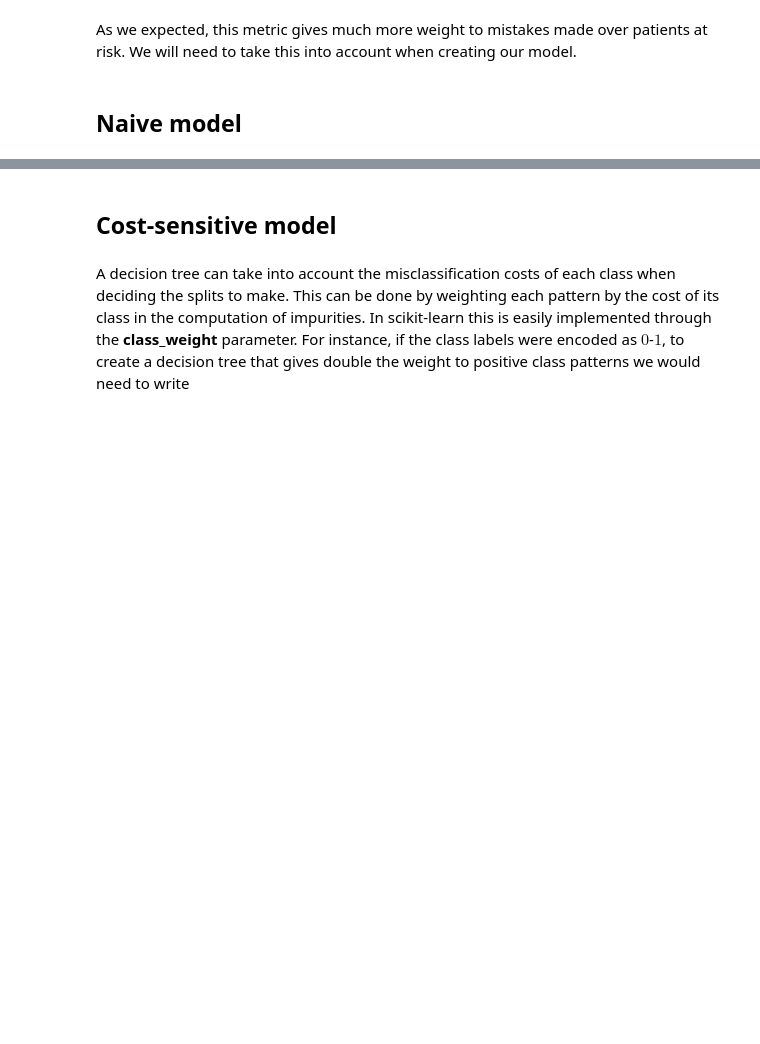
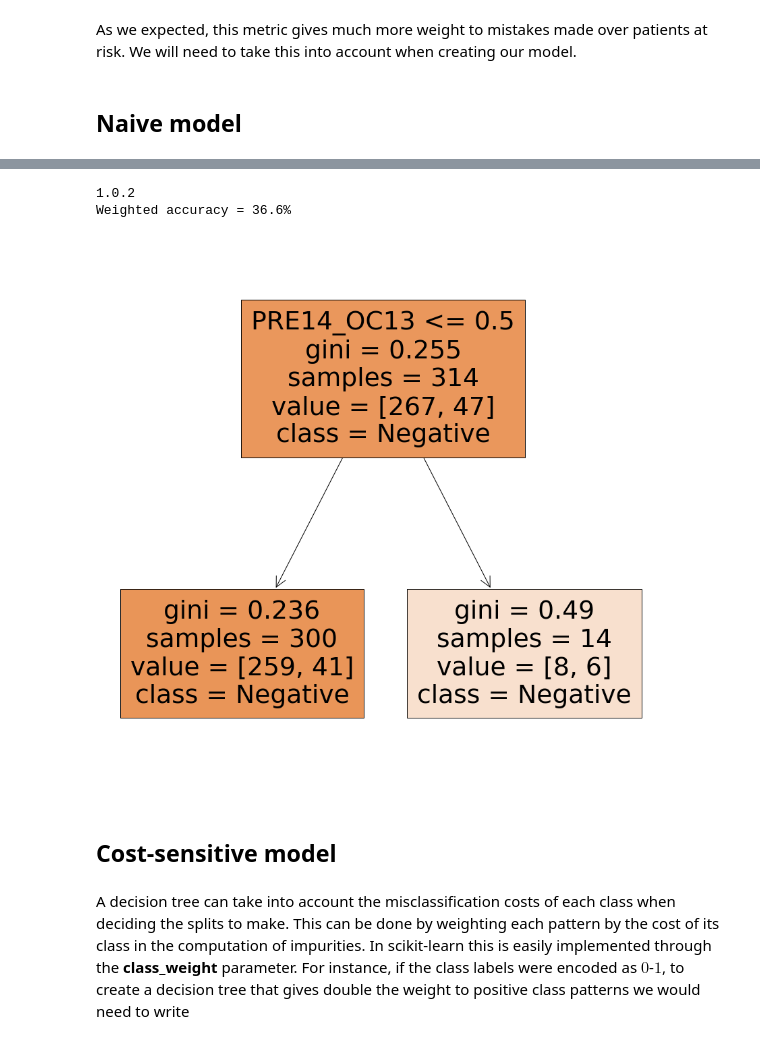
Before and after one commit to javierherraez/masterAFI, a Jupyter notebook: 15. Aprendizaje supervisado II/01. Arboles de decision/ejercicios/lab3_imbalanced/imbalanced_student.ipynb, the cells around one changed output, grey strips where cells are left out. Cells and saved outputs as stored; diff of their text form; code cells hidden in the pictures; blank space fills up the shorter version.

```diff
--- a/15. Aprendizaje supervisado II/01. Arboles de decision/ejercicios/lab3_imbalanced/imbalanced_student.ipynb
+++ b/15. Aprendizaje supervisado II/01. Arboles de decision/ejercicios/lab3_imbalanced/imbalanced_student.ipynb
@@ -79,0 +79,17 @@ The data is contained in the file <b>ThoraricSurgery.csv</b>. Process the data t
+# %%
+####### INSERT YOUR CODE HERE
+
+import pandas as pd
+from sklearn.model_selection import train_test_split
+
+data = pd.read_csv("ThoraricSurgery.csv", sep=",").set_index("id")
+numericaldata = pd.get_dummies(
+    data,
+    columns = ["DGN", "PRE6", "PRE7", "PRE8", "PRE9", "PRE10", "PRE11", "PRE14", "PRE17", "PRE19", "PRE25", "PRE30", "PRE32" ]
+)
+
+X = numericaldata.drop(["Risk1Yr"], axis=1)
+# Y = [1 if d == "T" else 0 for d in data["Risk1Yr"]]
+Y = data["Risk1Yr"].map({"T": 1, 'F': 0})
+
+data.head()
@@ -80,3 +104,5 @@ The data is contained in the file <b>ThoraricSurgery.csv</b>. Process the data t
+# %%
+Xtrain, Xtest, Ytrain, Ytest = train_test_split(X, Y, test_size=0.33, stratify=Y)
 # %% [markdown]
 <img src="img/question.png" height="80" width="80" style="float: right;"/>
 
@@ -138,3 +171,33 @@ Create also a visualization of your best tree. Does it make any sense?
+# %%
+####### INSERT YOUR CODE HERE
+from sklearn.tree import DecisionTreeClassifier
+from sklearn.tree import plot_tree
+from sklearn.model_selection import GridSearchCV
+
+import sklearn as sk
+print(sk.__version__)
+param_grid = {
+    "max_depth": [1, 2, 3, 4],
+    "min_samples_split": [ 2, 5, 10, 20],
+    "min_samples_leaf": [2, 5, 10, 20],
+    "min_impurity_decrease": [1e-3, 1e-2, 1e-1]
+}
+besttree = GridSearchCV(
+    estimator = DecisionTreeClassifier(),
+    param_grid = param_grid,
+    n_jobs=8
+)
+besttree.fit(Xtrain, Ytrain)
+
+preds = besttree.predict(Xtest)
+print(f"Weighted accuracy = {weighted_accuracy(Ytest, preds, FALSE_NEGATIVE_PENALTY):.3}%")
+plt.figure(figsize=(15,15))
+plot_tree(besttree.best_estimator_, feature_names=Xtrain.columns, class_names=["Negative", "Positive"], filled=True)
+plt.show()
+# %% [output]
+1.0.2
+Weighted accuracy = 36.6%
+[figure, added]
 # %% [markdown]
 ## Cost-sensitive model
 # %% [markdown]
```
Also changed, not shown: parts of 7 cells of this notebook, 2 other files.
